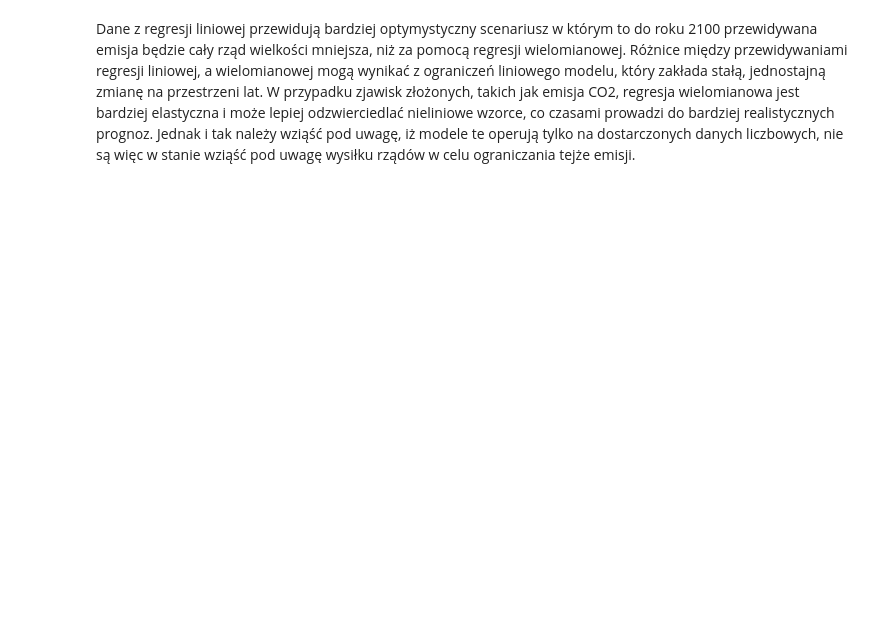
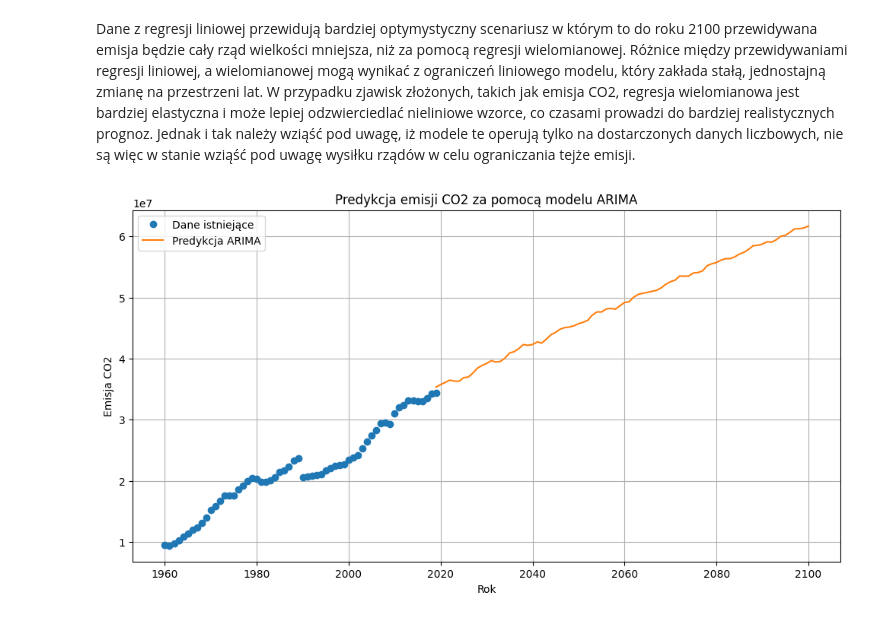
Before and after one commit to kuba172/analiza-zmian-klimatycznych-metodami-uczenia-maszynowego, a Jupyter notebook: Analiza zmian klimatu metodą uczenia maszynowego.ipynb, the cells around one changed output. Cells and saved outputs as stored; diff of their text form; code cells hidden in the pictures; blank space fills up the shorter version.

Commit message:
Add statistic method ARIMA to CO2 emmision predictions

```diff
--- a/Analiza zmian klimatu metodą uczenia maszynowego.ipynb
+++ b/Analiza zmian klimatu metodą uczenia maszynowego.ipynb
@@ -193,2 +197,33 @@ R-squared dla trenowanych danych: 0.9729864740954451
 # %% [markdown]
 Dane z regresji liniowej przewidują bardziej optymystyczny scenariusz w którym to do roku 2100 przewidywana emisja będzie cały rząd wielkości mniejsza, niż za pomocą regresji wielomianowej. Różnice między przewidywaniami regresji liniowej, a wielomianowej mogą wynikać z ograniczeń liniowego modelu, który zakłada stałą, jednostajną zmianę na przestrzeni lat. W przypadku zjawisk złożonych, takich jak emisja CO2, regresja wielomianowa jest bardziej elastyczna i może lepiej odzwierciedlać nieliniowe wzorce, co czasami prowadzi do bardziej realistycznych prognoz. Jednak i tak należy wziąść pod uwagę, iż modele te operują tylko na dostarczonych danych liczbowych, nie są więc w stanie wziąść pod uwagę wysiłku rządów w celu ograniczania tejże emisji.
+# %%
+import numpy as np
+import pandas as pd
+import matplotlib.pyplot as plt
+from statsmodels.tsa.arima.model import ARIMA
+from sklearn.metrics import mean_squared_error
+
+# Przygotowanie danych
+X = world_data[['year']]
+y = world_data['value']
+
+# Dopasowanie modelu ARIMA
+model = ARIMA(y, order=(20,1,20))  # Przykładowe parametry (p, d, q)
+model_fit = model.fit()
+
+# Predykcja dla przyszłych lat
+future_years = np.arange(2019, 2101)
+future_emission = model_fit.forecast(steps=len(future_years))
+
+# Wykres
+plt.figure(figsize=(12, 6))
+plt.plot(X, y, 'o', label='Dane istniejące')
+plt.plot(future_years, future_emission, '-', label='Predykcja ARIMA')
+plt.title('Predykcja emisji CO2 za pomocą modelu ARIMA')
+plt.xlabel('Rok')
+plt.ylabel('Emisja CO2')
+plt.legend()
+plt.grid(True)
+plt.show()
+# %% [output]
+[figure, added]
```
Also changed, not shown: parts of 2 cells of this notebook.
